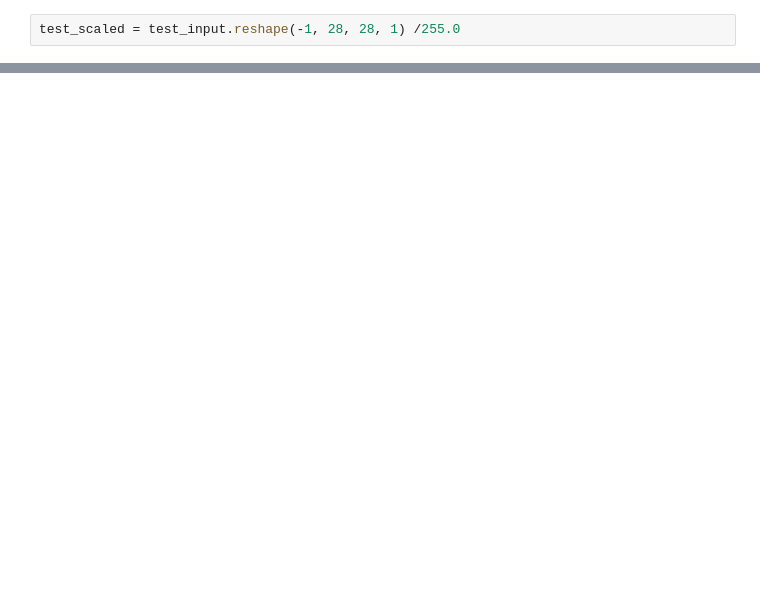
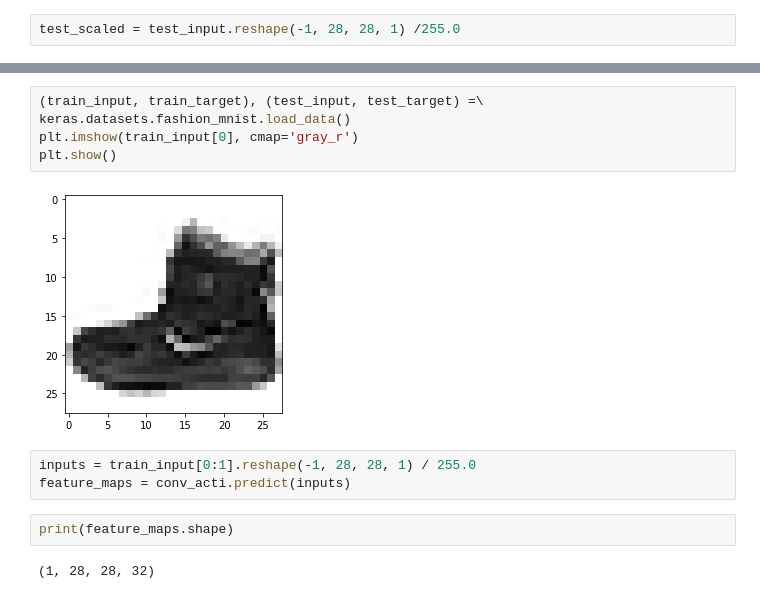
Before and after one commit to sunghyouk/study_room, a Jupyter notebook: self_ML_DL_study_text/ch8_2_CNN.ipynb, the cells around one changed output, grey strips where cells are left out. Saved outputs shown, nothing was run; the diff lists cells and outputs as text; blank space fills up the shorter version.

```diff
--- a/self_ML_DL_study_text/ch8_2_CNN.ipynb
+++ b/self_ML_DL_study_text/ch8_2_CNN.ipynb
@@ -121,0 +204,14 @@ model.evaluate(test_scaled, test_target)
+# %%
+(train_input, train_target), (test_input, test_target) =\
+keras.datasets.fashion_mnist.load_data()
+plt.imshow(train_input[0], cmap='gray_r')
+plt.show()
+# %% [output]
+[figure, added]
+# %%
+inputs = train_input[0:1].reshape(-1, 28, 28, 1) / 255.0
+feature_maps = conv_acti.predict(inputs)
+# %%
+print(feature_maps.shape)
+# %% [output]
+(1, 28, 28, 32)
```
Also changed, not shown: parts of 26 cells of this notebook.
